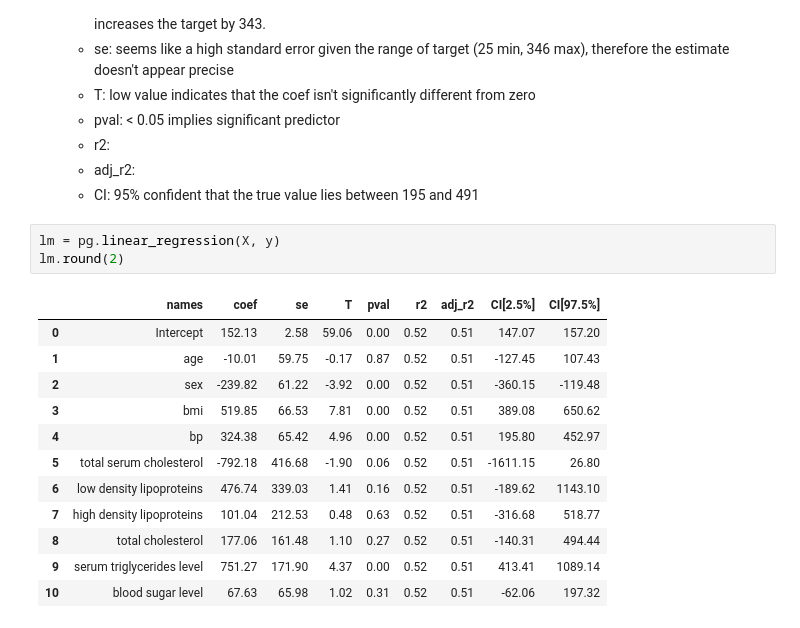
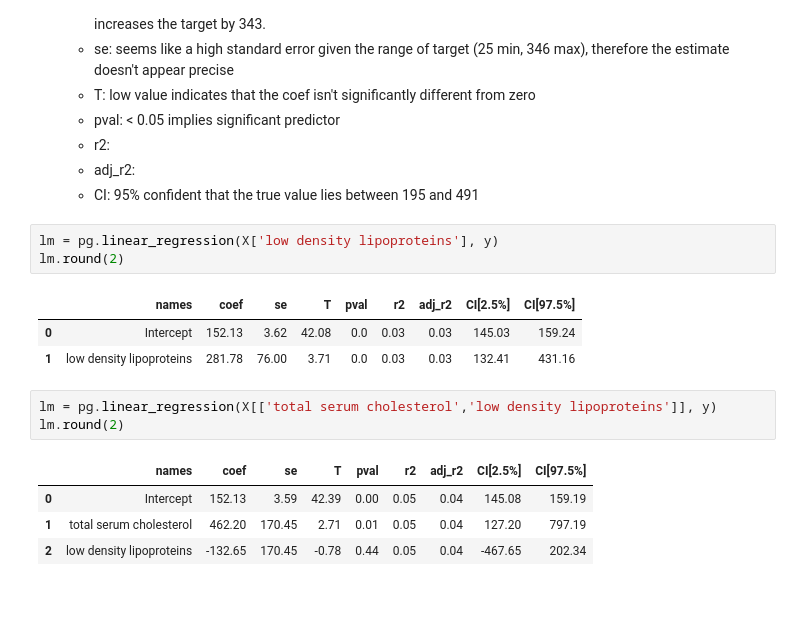
Before and after one commit to mglissmann/09_17_2024, a Jupyter notebook: diabetes_progression.ipynb, the cells around one changed output. Cells and saved outputs as stored; diff of their text form; blank space fills up the shorter version.

```diff
--- a/diabetes_progression.ipynb
+++ b/diabetes_progression.ipynb
@@ -265,18 +259,17 @@ Interpretation:
     - adj_r2:
     - CI: 95% confident that the true value lies between 195 and 491
 # %%
-lm = pg.linear_regression(X, y)
+lm = pg.linear_regression(X['low density lipoproteins'], y)
 lm.round(2)
 # %% [output]
 |  | names | coef | se | T | pval | r2 | adj_r2 | CI[2.5%] | CI[97.5%] |
-| 0 | Intercept | 152.13 | 2.58 | 59.06 | 0.00 | 0.52 | 0.51 | 147.07 | 157.20 |
-| 1 | age | -10.01 | 59.75 | -0.17 | 0.87 | 0.52 | 0.51 | -127.45 | 107.43 |
-| 2 | sex | -239.82 | 61.22 | -3.92 | 0.00 | 0.52 | 0.51 | -360.15 | -119.48 |
-| 3 | bmi | 519.85 | 66.53 | 7.81 | 0.00 | 0.52 | 0.51 | 389.08 | 650.62 |
-| 4 | bp | 324.38 | 65.42 | 4.96 | 0.00 | 0.52 | 0.51 | 195.80 | 452.97 |
-| 5 | total serum cholesterol | -792.18 | 416.68 | -1.90 | 0.06 | 0.52 | 0.51 | -1611.15 | 26.80 |
-| 6 | low density lipoproteins | 476.74 | 339.03 | 1.41 | 0.16 | 0.52 | 0.51 | -189.62 | 1143.10 |
-| 7 | high density lipoproteins | 101.04 | 212.53 | 0.48 | 0.63 | 0.52 | 0.51 | -316.68 | 518.77 |
-| 8 | total cholesterol | 177.06 | 161.48 | 1.10 | 0.27 | 0.52 | 0.51 | -140.31 | 494.44 |
-| 9 | serum triglycerides level | 751.27 | 171.90 | 4.37 | 0.00 | 0.52 | 0.51 | 413.41 | 1089.14 |
-| 10 | blood sugar level | 67.63 | 65.98 | 1.02 | 0.31 | 0.52 | 0.51 | -62.06 | 197.32 |
+| 0 | Intercept | 152.13 | 3.62 | 42.08 | 0.0 | 0.03 | 0.03 | 145.03 | 159.24 |
+| 1 | low density lipoproteins | 281.78 | 76.00 | 3.71 | 0.0 | 0.03 | 0.03 | 132.41 | 431.16 |
+# %%
+lm = pg.linear_regression(X[['total serum cholesterol','low density lipoproteins']], y)
+lm.round(2)
+# %% [output]
+|  | names | coef | se | T | pval | r2 | adj_r2 | CI[2.5%] | CI[97.5%] |
+| 0 | Intercept | 152.13 | 3.59 | 42.39 | 0.00 | 0.05 | 0.04 | 145.08 | 159.19 |
+| 1 | total serum cholesterol | 462.20 | 170.45 | 2.71 | 0.01 | 0.05 | 0.04 | 127.20 | 797.19 |
+| 2 | low density lipoproteins | -132.65 | 170.45 | -0.78 | 0.44 | 0.05 | 0.04 | -467.65 | 202.34 |
```
Also changed, not shown: parts of 7 cells of this notebook.
